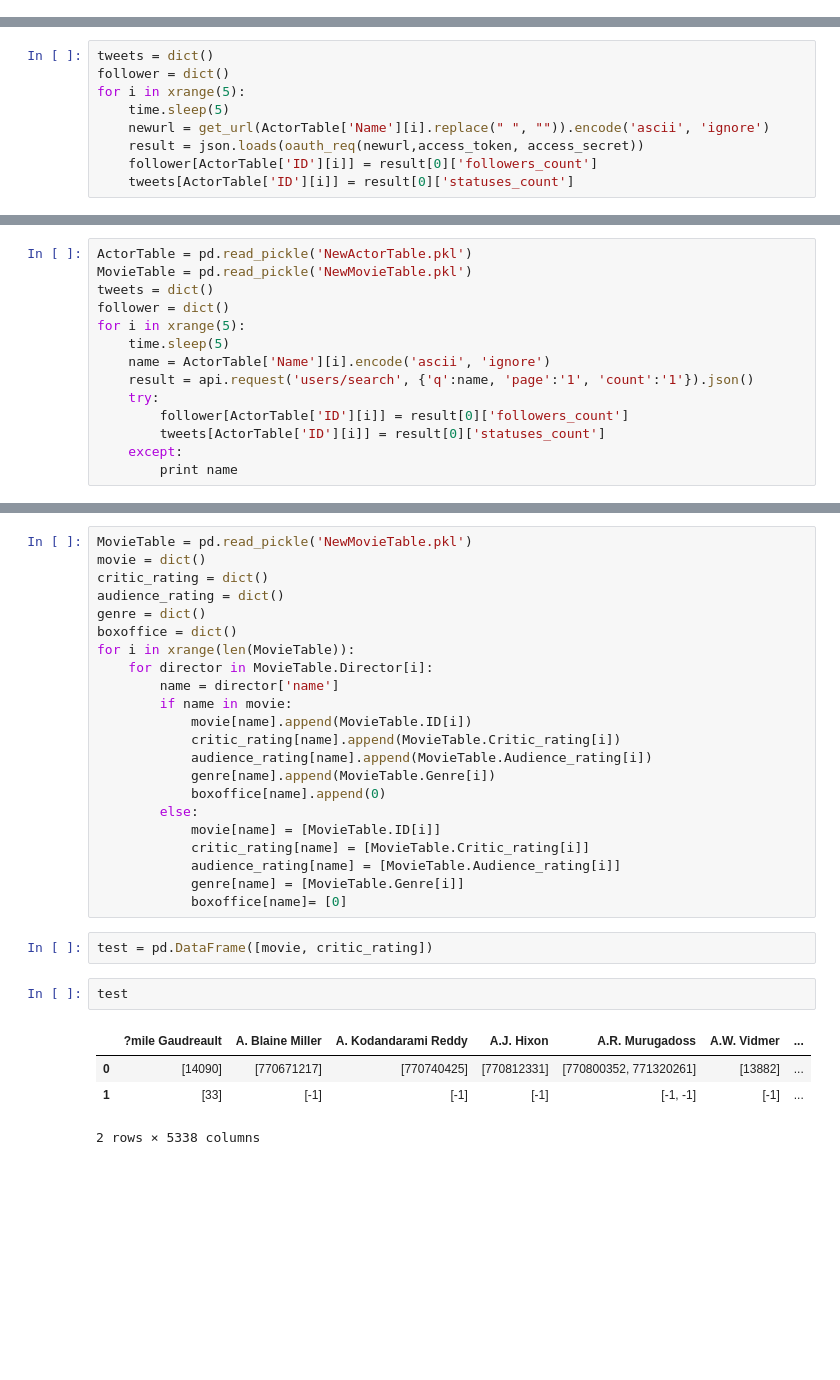
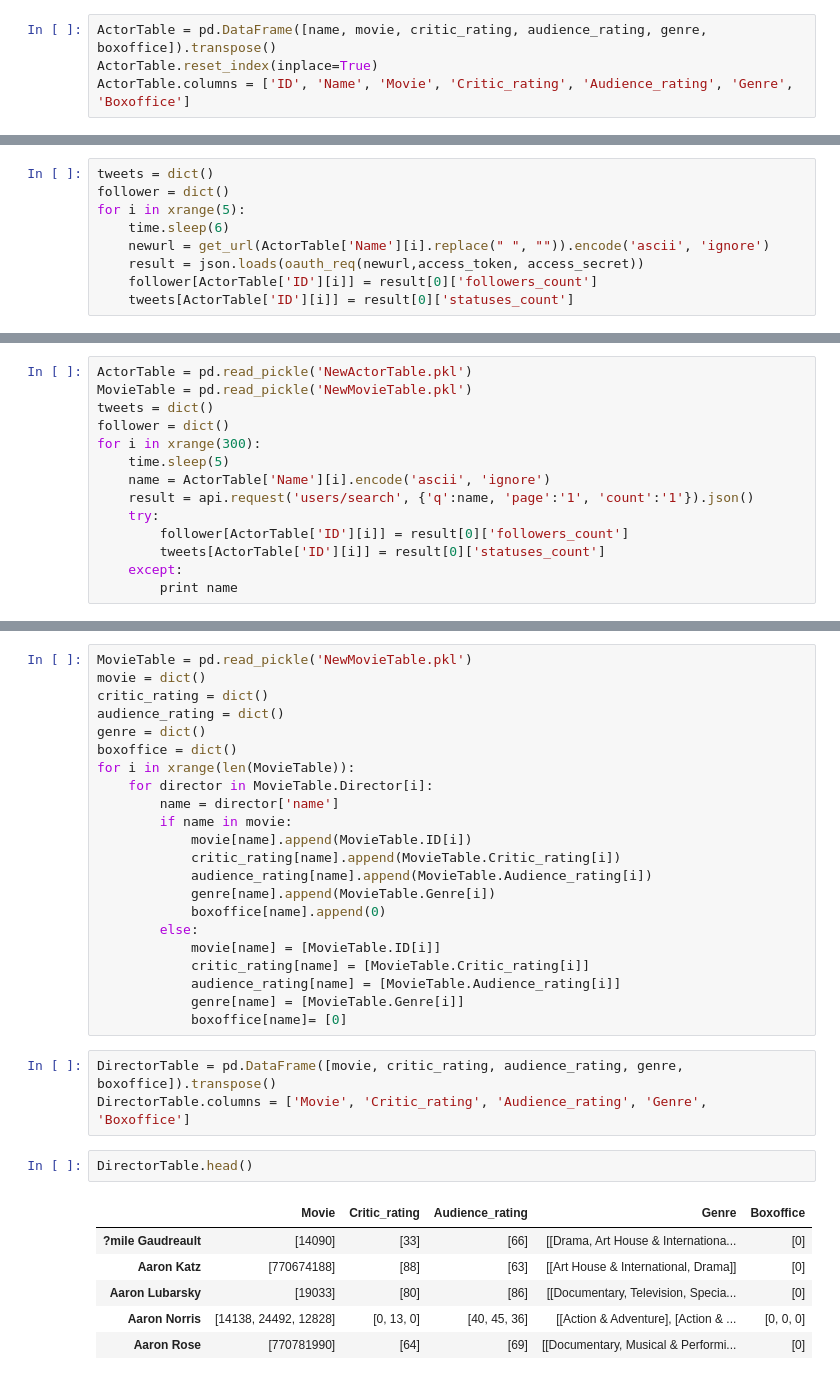
Before and after one commit to lantian2012/DataScience, a Jupyter notebook: Progress.ipynb, the cells around one changed output, grey strips where cells are left out. Cells and saved outputs as stored; diff of their text form; blank space fills up the shorter version.

Commit message:
add more details in ActorTable

```diff
--- a/Progress.ipynb
+++ b/Progress.ipynb
@@ -685,0 +692,4 @@ ActorTable = pd.merge(Name, Movie, on='ID')
+# %%
+ActorTable = pd.DataFrame([name, movie, critic_rating, audience_rating, genre, boxoffice]).transpose()
+ActorTable.reset_index(inplace=True)
+ActorTable.columns = ['ID', 'Name', 'Movie', 'Critic_rating', 'Audience_rating', 'Genre', 'Boxoffice']
@@ -795,7 +805,7 @@ urllib.urlencode({'status': 'twitter api'})
 tweets = dict()
 follower = dict()
 for i in xrange(5):
-    time.sleep(5)
+    time.sleep(6)
     newurl = get_url(ActorTable['Name'][i].replace(" ", "")).encode('ascii', 'ignore')
     result = json.loads(oauth_req(newurl,access_token, access_secret))
     follower[ActorTable['ID'][i]] = result[0]['followers_count']
@@ -816,7 +826,7 @@ ActorTable = pd.read_pickle('NewActorTable.pkl')
 MovieTable = pd.read_pickle('NewMovieTable.pkl')
 tweets = dict()
 follower = dict()
-for i in xrange(5):
+for i in xrange(300):
     time.sleep(5)
     name = ActorTable['Name'][i].encode('ascii', 'ignore')
     result = api.request('users/search', {'q':name, 'page':'1', 'count':'1'}).json()
@@ -859,12 +869,15 @@ for i in xrange(len(MovieTable)):
             audience_rating[name] = [MovieTable.Audience_rating[i]]
             genre[name] = [MovieTable.Genre[i]]
             boxoffice[name]= [0]
-# %%
-test = pd.DataFrame([movie, critic_rating])
-# %%
-test
-# %% [output]
-|  | ?mile Gaudreault | A. Blaine Miller | A. Kodandarami Reddy | A.J. Hixon | A.R. Murugadoss | A.W. Vidmer | ... |
-| 0 | [14090] | [770671217] | [770740425] | [770812331] | [770800352, 771320261] | [13882] | ... |
-| 1 | [33] | [-1] | [-1] | [-1] | [-1, -1] | [-1] | ... |
-2 rows × 5338 columns
+# %%
+DirectorTable = pd.DataFrame([movie, critic_rating, audience_rating, genre, boxoffice]).transpose()
+DirectorTable.columns = ['Movie', 'Critic_rating', 'Audience_rating', 'Genre', 'Boxoffice']
+# %%
+DirectorTable.head()
+# %% [output]
+|  | Movie | Critic_rating | Audience_rating | Genre | Boxoffice |
+| ?mile Gaudreault | [14090] | [33] | [66] | [[Drama, Art House & Internationa... | [0] |
+| Aaron Katz | [770674188] | [88] | [63] | [[Art House & International, Drama]] | [0] |
+| Aaron Lubarsky | [19033] | [80] | [86] | [[Documentary, Television, Specia... | [0] |
+| Aaron Norris | [14138, 24492, 12828] | [0, 13, 0] | [40, 45, 36] | [[Action & Adventure], [Action & ... | [0, 0, 0] |
+| Aaron Rose | [770781990] | [64] | [69] | [[Documentary, Musical & Performi... | [0] |
```
Also changed, not shown: parts of 11 cells of this notebook, 2 other files.
